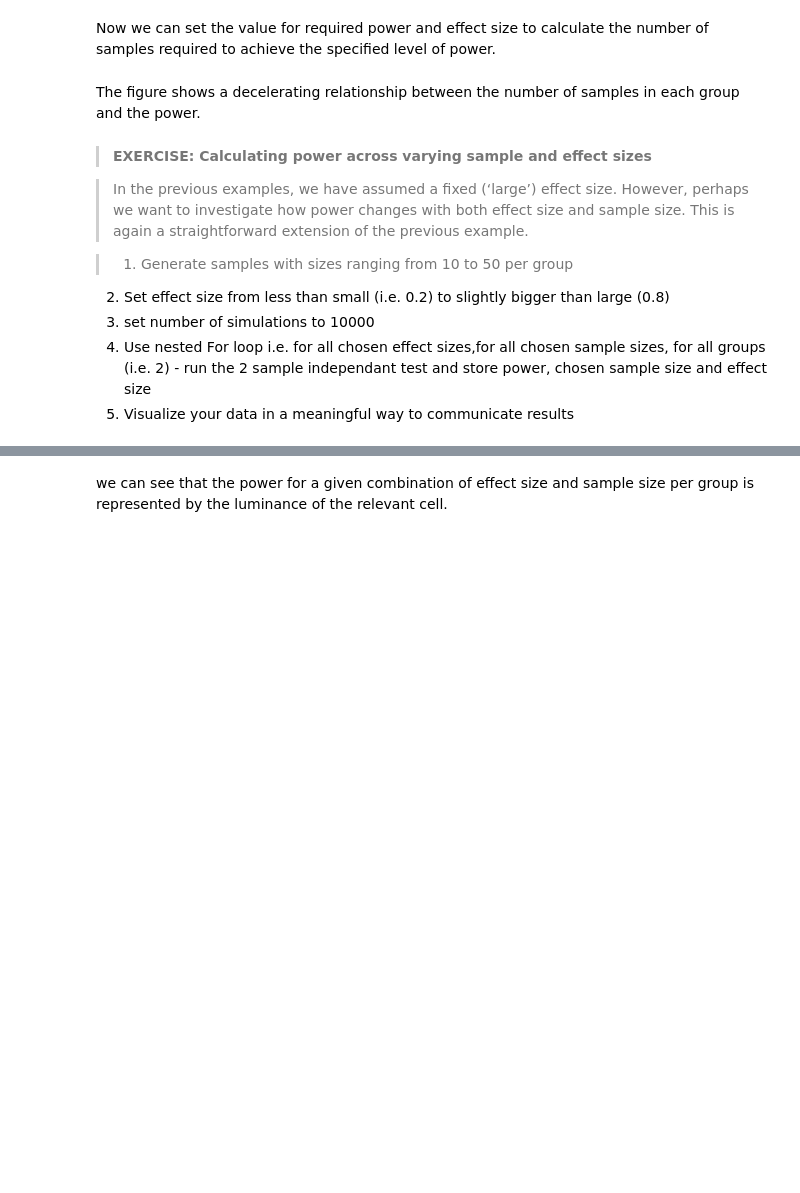
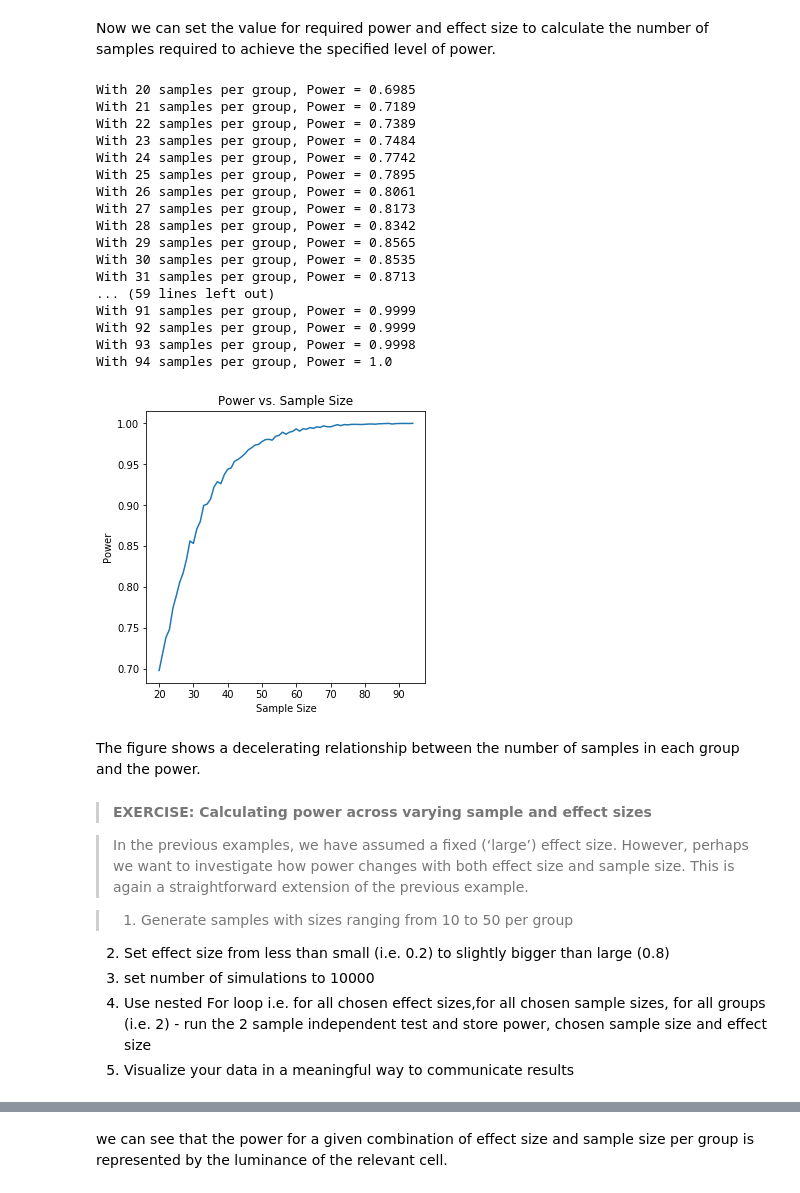
Before and after one commit to slieb74/ds-stats-power-nyc-career-ds-062518, a Jupyter notebook: index.ipynb, the cells around one changed output, grey strips where cells are left out. Cells and saved outputs as stored; diff of their text form; code cells hidden in the pictures; blank space fills up the shorter version.

```diff
--- a/index.ipynb
+++ b/index.ipynb
@@ -95,24 +99,23 @@ The simulation code shown above can be slightly modified to improve speed of exe
 
 In the code below, we generate the simulated data all at once and then use the axis argument to `scipy.stats.ttest_ind` to perform the test.
 # %%
-
 def simulation(power, cohen_d):
 
     # initialize with 20 samples per group
-    n = None
+    n = 20
 
     # Identify the effect size between groups
-    means = None
-    sigmas = None
+    means = [0.0, cohen_d]
+    sigmas = [1.0, 1.0]
 
     # No. of groups
-    groups = None
+    groups = len(means)
 
     # Set 10000 simulations
-    sims = None
+    sims = 10000
 
     # power level that we would like to reach
-    power_target = None
+    power_target = power
 
     # initialise the power for the current sample size to a small value
     power_current = 0.0
@@ -122,28 +125,30 @@ def simulation(power, cohen_d):
     while power_current < power_target:
 
         # create a numpy array with dimensions [sims, n, groups] and fill with nans
+        data = np.empty([sims,n,groups])
+        data.fill(np.nan)
 
-        # generate ransom samples for both groups and run t tests
+        # generate random samples for both groups and run t tests
         for group in range(groups):
+            data[:, :, group] =  np.random.normal(loc=means[group],scale=sigmas[group],size=[sims,n])
 
-            data[:, :, group] =  None
+        result = stats.ttest_ind(data[:,:,0],data[:,:,1],axis=1)
 
-        result = None
-
-        p_val = None
+        p_val = result[1]
 
         # Number of simulations where the null hypothesis was rejected
-        rejects = None
+        rejects = np.sum(p_val < 0.05)
 
         # Calculate reject proportion
-        reject_proportion = None
+        reject_proportion = rejects/float(sims)
 
         power_current =  reject_proportion
 
-        # print ("With", n,"samples per group, Power =", power_current)
+        print("With", n,"samples per group, Power =", power_current)
         # append results to pow_samp
-
+        pow_samp.append([n,power_current])
         # increase the number of samples by one for the next iteration of the loop
+        n+=1
 
     return pow_samp
 # %% [markdown]
@@ -151,9 +156,37 @@ Now we can set the value for required power and effect size to calculate the num
 # %%
 # Set Power and Cohen'd - Change these values and observe the effect on the outcome.
 set_power = 1
 set_d = 0.8
 
 #  Plot power vs sample size
+plt.figure(figsize=(5,5))
+plt.title('Power vs. Sample Size')
+plt.xlabel('Sample Size')
+plt.ylabel('Power')
+
+ans = simulation(set_power,set_d)
+df = pandas.DataFrame(ans)
+plt.plot(df[0],df[1])
+plt.show()
+# %% [output]
+With 20 samples per group, Power = 0.6985
+With 21 samples per group, Power = 0.7189
+With 22 samples per group, Power = 0.7389
+With 23 samples per group, Power = 0.7484
+With 24 samples per group, Power = 0.7742
+With 25 samples per group, Power = 0.7895
+With 26 samples per group, Power = 0.8061
+With 27 samples per group, Power = 0.8173
+With 28 samples per group, Power = 0.8342
+With 29 samples per group, Power = 0.8565
+With 30 samples per group, Power = 0.8535
+With 31 samples per group, Power = 0.8713
+... (59 lines left out)
+With 91 samples per group, Power = 0.9999
+With 92 samples per group, Power = 0.9999
+With 93 samples per group, Power = 0.9998
+With 94 samples per group, Power = 1.0
+[figure, added]
 # %% [markdown]
 The figure shows a decelerating relationship between the number of samples in each group and the power.
 # %% [markdown]
@@ -164,5 +197,5 @@ The figure shows a decelerating relationship between the number of samples in ea
 >1. Generate samples with sizes ranging from 10 to 50 per group
 2. Set effect size from less than small (i.e. 0.2) to slightly bigger than large (0.8)
 3. set number of simulations to 10000
-4. Use nested For loop i.e. for all chosen effect sizes,for all chosen sample sizes, for all groups (i.e. 2) - run the 2 sample independant test and store power, chosen sample size and effect size
+4. Use nested For loop i.e. for all chosen effect sizes,for all chosen sample sizes, for all groups (i.e. 2) - run the 2 sample independent test and store power, chosen sample size and effect size
 5. Visualize your data in a meaningful way to communicate results
```
Also changed, not shown: parts of 3 cells of this notebook.
